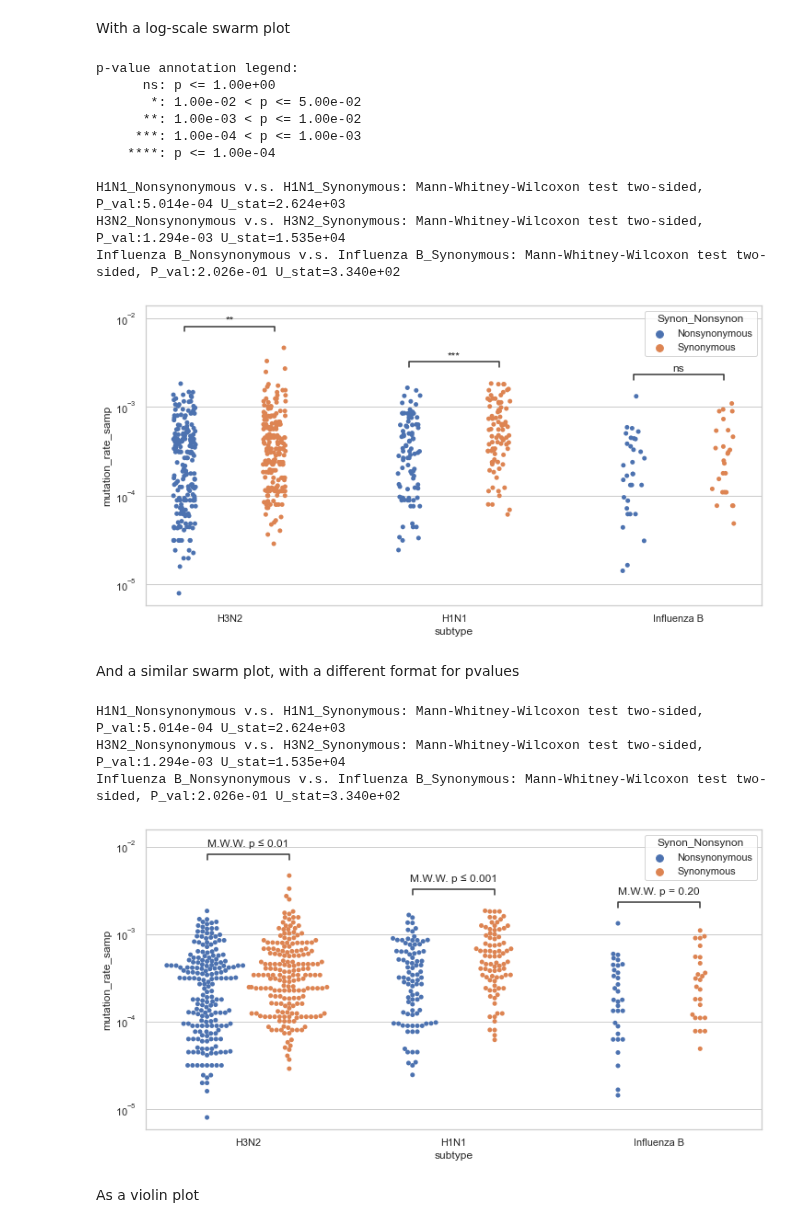
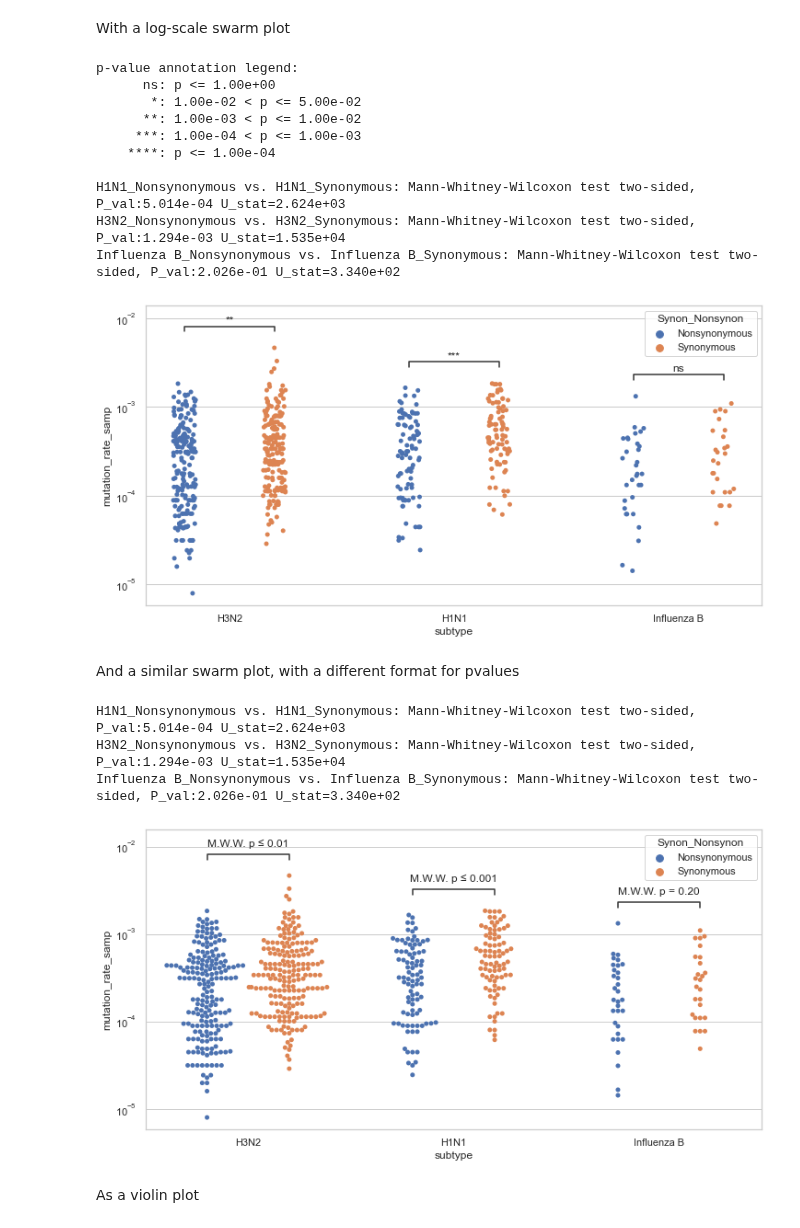
Before and after one commit to trevismd/statannotations, a Jupyter notebook: usage/example.ipynb, the cells around one changed output. Drawn from its saved outputs; the diff is of its cells as text; code cells hidden in the pictures.

```diff
--- a/usage/example.ipynb
+++ b/usage/example.ipynb
@@ -444,7 +456,13 @@ With a log-scale swarm plot
 samples = pd.read_csv('samples.tsv', sep = '\t')
 samples = samples.loc[samples.mutation_rate_samp < 1]
 samples = samples.drop(columns=['mutation_rate_samp'])
-samples = samples.melt(id_vars=['sampleID', 'subtype'], value_vars=['nonsynon_mutation_rate_samp','synon_mutation_rate_samp'], var_name='Synon_Nonsynon', value_name='mutation_rate_samp').replace('nonsynon_mutation_rate_samp', 'Nonsynonymous').replace('synon_mutation_rate_samp', 'Synonymous')
+samples = (
+    samples.melt(id_vars=['sampleID', 'subtype'],
+                 value_vars=['nonsynon_mutation_rate_samp','synon_mutation_rate_samp'],
+                 var_name='Synon_Nonsynon', value_name='mutation_rate_samp')
+    .replace('nonsynon_mutation_rate_samp', 'Nonsynonymous')
+    .replace('synon_mutation_rate_samp', 'Synonymous'))
+
 samples = samples.loc[samples.mutation_rate_samp > 0]
 
 significanceComparisons = [(('H3N2','Synonymous'), ('H3N2','Nonsynonymous')),
@@ -452,37 +470,37 @@ significanceComparisons = [(('H3N2','Synonymous'), ('H3N2','Nonsynonymous')),
                            (('Influenza B','Synonymous'), ('Influenza B','Nonsynonymous'))]
 
 fig_args = {'x': 'subtype',
             'y': 'mutation_rate_samp',
             'hue':'Synon_Nonsynon',
             'data': samples,
             'order': ['H3N2', 'H1N1', 'Influenza B'],
             'hue_order':['Nonsynonymous','Synonymous'],
             'dodge': True}
 
 configuration = {'test':'Mann-Whitney',
                  'comparisons_correction':None,
                  'text_format':'star'}
 
 fig, ax = plt.subplots(1,1, figsize=(12,6))
 ax.set_yscale('log')
 
 sns.stripplot(ax=ax, **fig_args)
 annotator = Annotator(ax=ax, pairs=significanceComparisons,
                       **fig_args, plot='stripplot')
 annotator.configure(**configuration).apply_test().annotate()
 fig.savefig(f'flu_dataset_log_scale_in_axes_strip.svg', format='svg')
 # %% [output]
 p-value annotation legend:
       ns: p <= 1.00e+00
        *: 1.00e-02 < p <= 5.00e-02
       **: 1.00e-03 < p <= 1.00e-02
      ***: 1.00e-04 < p <= 1.00e-03
     ****: p <= 1.00e-04
 
-H1N1_Nonsynonymous v.s. H1N1_Synonymous: Mann-Whitney-Wilcoxon test two-sided, P_val:5.014e-04 U_stat=2.624e+03
-H3N2_Nonsynonymous v.s. H3N2_Synonymous: Mann-Whitney-Wilcoxon test two-sided, P_val:1.294e-03 U_stat=1.535e+04
-Influenza B_Nonsynonymous v.s. Influenza B_Synonymous: Mann-Whitney-Wilcoxon test two-sided, P_val:2.026e-01 U_stat=3.340e+02
+H1N1_Nonsynonymous vs. H1N1_Synonymous: Mann-Whitney-Wilcoxon test two-sided, P_val:5.014e-04 U_stat=2.624e+03
+H3N2_Nonsynonymous vs. H3N2_Synonymous: Mann-Whitney-Wilcoxon test two-sided, P_val:1.294e-03 U_stat=1.535e+04
+Influenza B_Nonsynonymous vs. Influenza B_Synonymous: Mann-Whitney-Wilcoxon test two-sided, P_val:2.026e-01 U_stat=3.340e+02
-[figure, old version]
+[figure, new version]
 # %% [markdown]
 And a similar swarm plot, with a different format for pvalues
 # %%
@@ -495,9 +513,9 @@ annotator.configure(**{**configuration, "text_format":"simple", "text_offset":6}
     .apply_test().annotate()
 fig.savefig(f'flu_dataset_log_scale_in_axes.svg', format='svg')
 # %% [output]
-H1N1_Nonsynonymous v.s. H1N1_Synonymous: Mann-Whitney-Wilcoxon test two-sided, P_val:5.014e-04 U_stat=2.624e+03
-H3N2_Nonsynonymous v.s. H3N2_Synonymous: Mann-Whitney-Wilcoxon test two-sided, P_val:1.294e-03 U_stat=1.535e+04
-Influenza B_Nonsynonymous v.s. Influenza B_Synonymous: Mann-Whitney-Wilcoxon test two-sided, P_val:2.026e-01 U_stat=3.340e+02
+H1N1_Nonsynonymous vs. H1N1_Synonymous: Mann-Whitney-Wilcoxon test two-sided, P_val:5.014e-04 U_stat=2.624e+03
+H3N2_Nonsynonymous vs. H3N2_Synonymous: Mann-Whitney-Wilcoxon test two-sided, P_val:1.294e-03 U_stat=1.535e+04
+Influenza B_Nonsynonymous vs. Influenza B_Synonymous: Mann-Whitney-Wilcoxon test two-sided, P_val:2.026e-01 U_stat=3.340e+02
 [figure]
 # %% [markdown]
 As a violin plot
```
Also changed, not shown: parts of 15 cells of this notebook, 27 other files.
